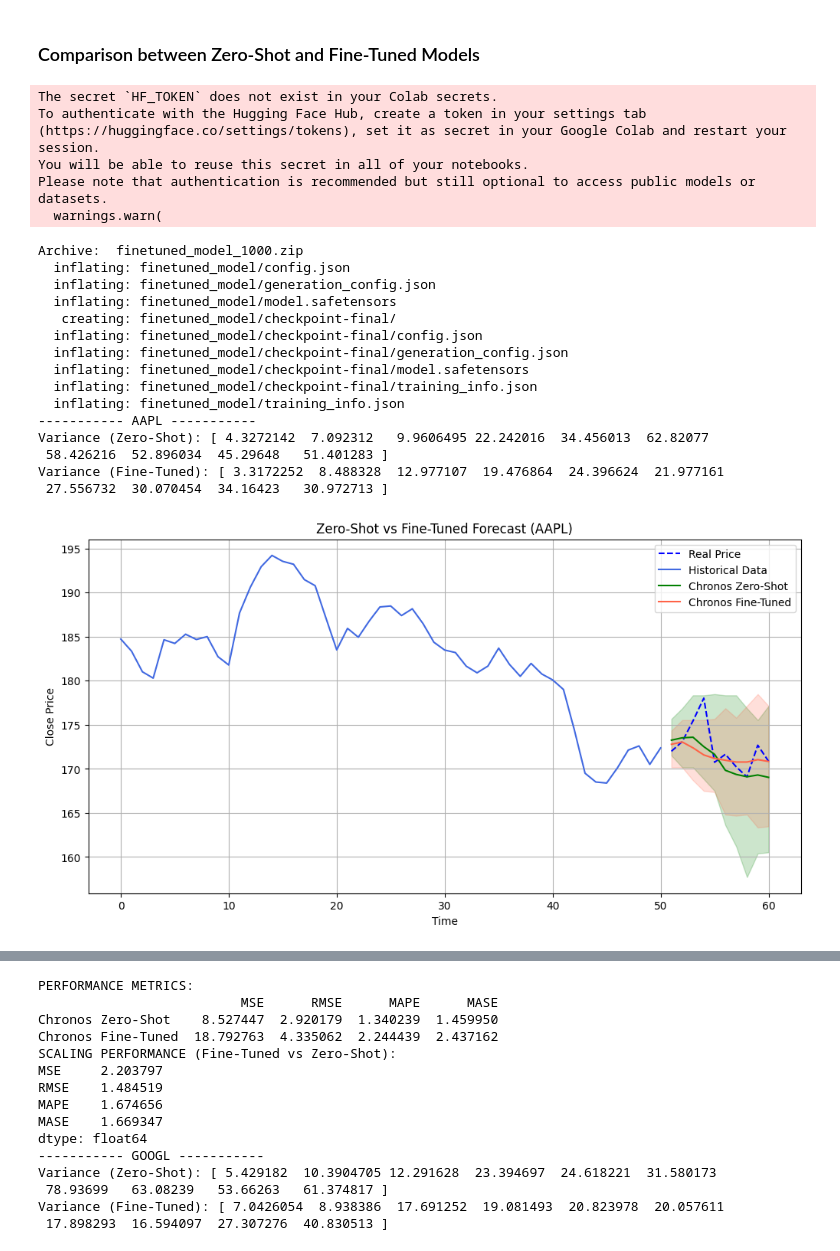
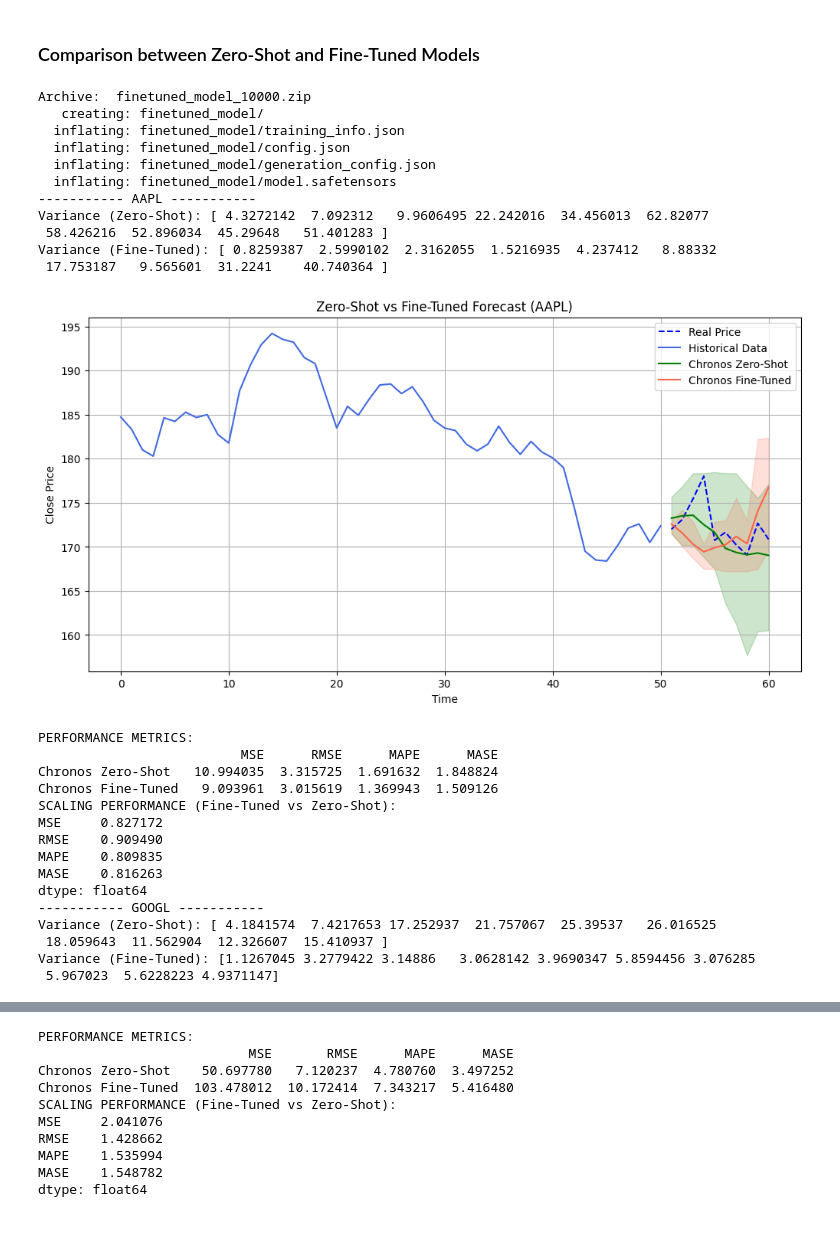
Before and after one commit to JackBstn/Chronos_multivariate, a Jupyter notebook: chronos_fine_tuning.ipynb, the cells around one changed output, grey strips where cells are left out. Drawn from its saved outputs; the diff is of its cells as text; code cells hidden in the pictures.

Commit message:
fix fine tuning

```diff
--- a/chronos_fine_tuning.ipynb
+++ b/chronos_fine_tuning.ipynb
@@ -187,7 +187,7 @@ reset_seed() # For reproducibility
 zero_shot_pipeline = BaseChronosPipeline.from_pretrained("amazon/chronos-t5-tiny", device_map="cuda", torch_dtype=torch.bfloat16)
 
 # Fine-tuned Chronos model
-!unzip -o finetuned_model_1000.zip # If you're using a fine-tuned model
+!unzip -o finetuned_model_10000.zip # If you're using a fine-tuned model
 fine_tuned_pipeline = ChronosPipeline.from_pretrained("finetuned_model")
 
 prediction_length = 10  # Forecasting horizon
@@ -229,59 +229,59 @@ for symbol in symbols:
     plt.fill_between(forecast_index, low_zero, high_zero, color="green", alpha=0.2)
     plt.plot(forecast_index, mean_fine, color="tomato", label="Chronos Fine-Tuned")
     plt.fill_between(forecast_index, low_fine, high_fine, color="tomato", alpha=0.2)
     plt.title(f"Zero-Shot vs Fine-Tuned Forecast ({symbol})")
     plt.xlabel("Time")
     plt.ylabel("Close Price")
     plt.legend()
     plt.grid()
     plt.show()
     plt.close()
 
     # ----- Comparison of performance metrics -----
 
-    # Zero-Shot (use mean of the predicted distribution)
-    forecast_zero_shot = zero_shot_pipeline.predict(context=torch.tensor(close_prices), prediction_length=prediction_length)[0].numpy().mean(axis=0)
-
-    # Fine-Tuned (use mean of the predicted distribution)
-    forecast_fine_tuned = fine_tuned_pipeline.predict(context=torch.tensor(close_prices), prediction_length=prediction_length)[0].numpy().mean(axis=0)
-
     # Use real values for comparison
     actual_values = close_prices[-prediction_length:]
 
     # Numerical results for both models
-    metrics_zero_shot = compute_metrics(actual_values, forecast_zero_shot, close_prices[:-prediction_length])
-    metrics_fine_tuned = compute_metrics(actual_values, forecast_fine_tuned, close_prices[:-prediction_length])
+    metrics_zero_shot = compute_metrics(actual_values, np.mean(forecast_zero_shot[0].numpy(), axis=0), close_prices[:-prediction_length])
+    metrics_fine_tuned = compute_metrics(actual_values, np.mean(forecast_fine_tuned[0].numpy(), axis=0), close_prices[:-prediction_length])
 
     # Create a DataFrame for comparison
     results_df = pd.DataFrame([metrics_zero_shot, metrics_fine_tuned], index=["Chronos Zero-Shot", "Chronos Fine-Tuned"])
 
     # Comparison between Fine-Tuned and Zero-Shot models
     relative_scores = agg_relative_score(results_df.loc["Chronos Fine-Tuned"], results_df.loc["Chronos Zero-Shot"])
 
     # Output the results
     print("\nPERFORMANCE METRICS:")
     print(results_df)
     print("SCALING PERFORMANCE (Fine-Tuned vs Zero-Shot):")
     print(relative_scores)
 # %% [output]
-The secret `HF_TOKEN` does not exist in your Colab secrets.
-To authenticate with the Hugging Face Hub, create a token in your settings tab (https://huggingface.co/settings/tokens), set it as secret in your Google Colab and restart your session.
-You will be able to reuse this secret in all of your notebooks.
-Please note that authentication is recommended but still optional to access public models or datasets.
-  warnings.warn(
+Archive:  finetuned_model_10000.zip
+   creating: finetuned_model/
+  inflating: finetuned_model/training_info.json
+  inflating: finetuned_model/config.json
+  inflating: finetuned_model/generation_config.json
+  inflating: finetuned_model/model.safetensors
+----------- AAPL -----------
+Variance (Zero-Shot): [ 4.3272142  7.092312   9.9606495 22.242016  34.456013  62.82077
+ 58.426216  52.896034  45.29648   51.401283 ]
+Variance (Fine-Tuned): [ 0.8259387  2.5990102  2.3162055  1.5216935  4.237412   8.88332
+ 17.753187   9.565601  31.2241    40.740364 ]
+[figure, new version]
-Archive:  finetuned_model_1000.zip
-  inflating: finetuned_model/config.json
-  inflating: finetuned_model/generation_config.json
-  inflating: finetuned_model/model.safetensors
-   creating: finetuned_model/checkpoint-final/
-  inflating: finetuned_model/checkpoint-final/config.json
-  inflating: finetuned_model/checkpoint-final/generation_config.json
-  inflating: finetuned_model/checkpoint-final/model.safetensors
-  inflating: finetuned_model/checkpoint-final/training_info.json
-  inflating: finetuned_model/training_info.json
------------ AAPL -----------
-Variance (Zero-Shot): [ 4.3272142  7.092312   9.9606495 22.242016  34.456013  62.82077
- 58.426216  52.896034  45.29648   51.401283 ]
-Variance (Fine-Tuned): [ 3.3172252  8.488328  12.977107  19.476864  24.396624  21.977161
- 27.556732  30.070454  34.16423   30.972713 ]
+PERFORMANCE METRICS:
+                          MSE      RMSE      MAPE      MASE
+Chronos Zero-Shot   10.994035  3.315725  1.691632  1.848824
+Chronos Fine-Tuned   9.093961  3.015619  1.369943  1.509126
+SCALING PERFORMANCE (Fine-Tuned vs Zero-Shot):
+MSE     0.827172
+RMSE    0.909490
+MAPE    0.809835
+MASE    0.816263
+dtype: float64
+----------- GOOGL -----------
+Variance (Zero-Shot): [ 4.1841574  7.4217653 17.252937  21.757067  25.39537   26.016525
+ 18.059643  11.562904  12.326607  15.410937 ]
+Variance (Fine-Tuned): [1.1267045 3.2779422 3.14886   3.0628142 3.9690347 5.8594456 3.076285
+ 5.967023  5.6228223 4.9371147]
-[figure, old version]
@@ -288,15 +289,10 @@ Variance (Fine-Tuned): [ 3.3172252  8.488328  12.977107  19.476864  24.396624  2
 PERFORMANCE METRICS:
-                          MSE      RMSE      MAPE      MASE
-Chronos Zero-Shot    8.527447  2.920179  1.340239  1.459950
-Chronos Fine-Tuned  18.792763  4.335062  2.244439  2.437162
+                           MSE       RMSE      MAPE      MASE
+Chronos Zero-Shot    50.697780   7.120237  4.780760  3.497252
+Chronos Fine-Tuned  103.478012  10.172414  7.343217  5.416480
 SCALING PERFORMANCE (Fine-Tuned vs Zero-Shot):
-MSE     2.203797
-RMSE    1.484519
-MAPE    1.674656
-MASE    1.669347
+MSE     2.041076
+RMSE    1.428662
+MAPE    1.535994
+MASE    1.548782
 dtype: float64
------------ GOOGL -----------
-Variance (Zero-Shot): [ 5.429182  10.3904705 12.291628  23.394697  24.618221  31.580173
- 78.93699   63.08239   53.66263   61.374817 ]
-Variance (Fine-Tuned): [ 7.0426054  8.938386  17.691252  19.081493  20.823978  20.057611
- 17.898293  16.594097  27.307276  40.830513 ]
```
Also changed, not shown: parts of 2 cells of this notebook.
